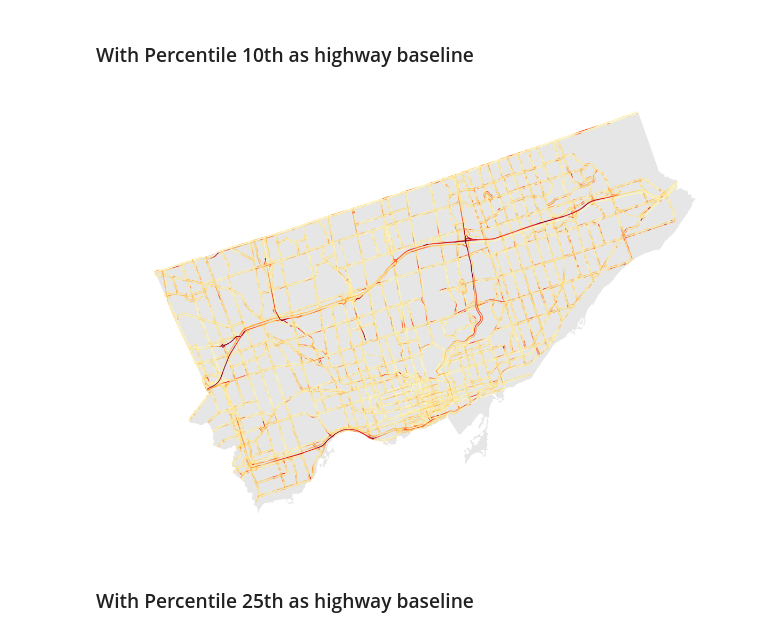
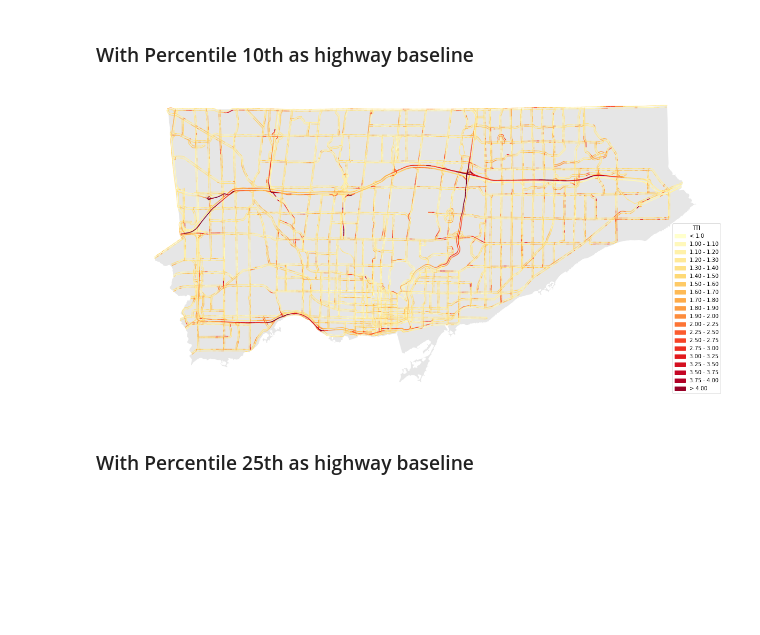
Before and after one commit to CityofToronto/bdit_congestion, a Jupyter notebook: congestion_data_aggregation/highway_deep_dive.ipynb, the cells around one changed output. Drawn from its saved outputs; the diff is of its cells as text; code cells hidden in the pictures; blank space fills up the shorter version.

Commit message:
fix legend

```diff
--- a/congestion_data_aggregation/highway_deep_dive.ipynb
+++ b/congestion_data_aggregation/highway_deep_dive.ipynb
@@ -596,29 +596,36 @@ tti_am = '''with temp as (select segment_id, avg(tti_corr) as avg_tti, geom from
                  inner join congestion.segments_v4 using (segment_id)
                  where time_bin <@ '[07:00:00, 10:00:00]'::timerange
                  group by segment_id, geom)
-	, cat as (select segment_id, id, col, avg_tti, geom from temp
-			 inner join (select row_number() over () as id, col, range from congestion.colour_range )b on avg_tti::numeric <@ range)
-      select segment_id, (ST_dump(st_offsetcurve(st_linemerge(geom), -0.0006))).geom as geom , avg_tti, id, col from cat
-           where st_geometrytype(st_linemerge(geom)) = 'ST_LineString' and
-           st_geometrytype(st_offsetcurve(st_linemerge(geom), -0.0005)) = 'ST_LineString'
-			and st_astext(st_offsetcurve(st_linemerge(geom), -0.0005)) != 'LINESTRING EMPTY'
+            , cat as (select segment_id, id, col, avg_tti, (ST_dump(st_linemerge(geom))).geom as geom from temp
+                     inner join (select row_number() over () as id, col, range from congestion.colour_range )b on avg_tti::numeric <@ range)
+            select segment_id, gis.geopandas_transform(st_offsetcurve(geom, -0.0006)) as geom,
+			avg_tti, id, col
+			from cat
+			where ST_astext(st_offsetcurve(((st_linemerge(geom))), -0.0006)) != 'LINESTRING EMPTY' and ST_geometrytype(geom) = 'ST_LineString'
             order by id
                 '''
-segments = gpd.GeoDataFrame.from_postgis(tti_am, con, geom_col='geom')
-segments = segments.to_crs({'init' :'epsg:26917'})
-#for index, row in segments.iterrows():
-#    print(index)
-#    rotated = shapely.affinity.rotate(row['geom'], angle=-17.5, origin = Point(0, 0))
-#    segments.at[index, 'geom'] = rotated
+tti_am_segments = gpd.GeoDataFrame.from_postgis(tti_am, con, geom_col='geom')
+tti_am_segments = tti_am_segments.to_crs({'init' :'epsg:26917'})
-# %%
-f, ax = plt.subplots(figsize=(20,20))
-basemap.plot(ax=ax, color = 'grey', alpha=0.2)
-#highway.plot(ax=ax, color = 'white', alpha = 0.2)
-#segments.plot(column = 'col', ax=ax, cmap='YlOrRd', legend=True, catergorical='True' )
-segments.plot(column = 'id', ax=ax, cmap='YlOrRd')
-ax.set_axis_off()
-# %% [output]
-[figure, removed]
+# %%
+tti_am_segments.col.unique()
+
+f, ax = plt.subplots(figsize=(20,20))
+basemap.plot(ax=ax, color = 'grey', alpha=0.2)
+tti_am_segments.plot(column = 'id', ax=ax, cmap='YlOrRd')
+
+NUM_COLORS = len(tti_am_segments.col.unique())
+cm = plt.get_cmap('YlOrRd')
+colors = [cm(1.*i/NUM_COLORS) for i in range(NUM_COLORS)]
+handles, labels = [], []
+
+legend_id = tti_am_segments.col.unique()
+for i in range(0, NUM_COLORS):
+    label_name = legend_id[i]
+    handles.append(mpl.patches.Patch(color=colors[i],label=label_name))
+ax.legend(handles=handles,loc='lower right', ncol=1, title = 'TTI')
+ax.set_axis_off()
+# %% [output]
+[figure, added]
 # %% [markdown]
 ### With Percentile 25th as highway baseline
 # %%
```
